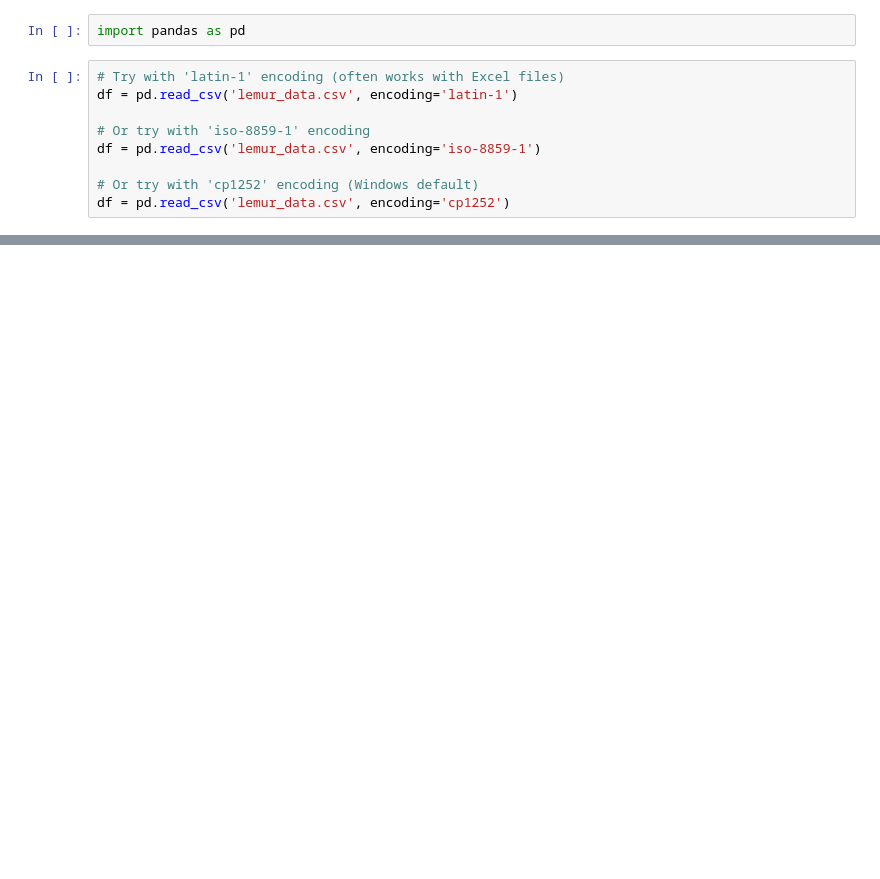
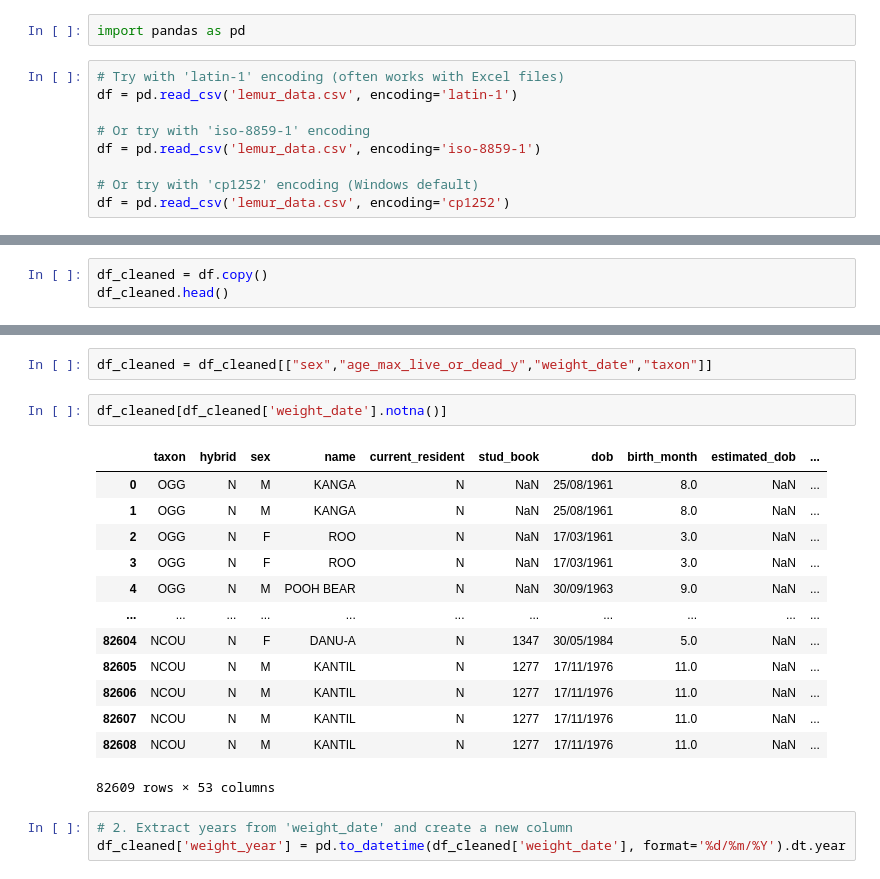
Before and after one commit to CaitlinLi123/comp40610ProjectCleanedData, a Jupyter notebook: Data Cleaning.ipynb, the cells around one changed output, grey strips where cells are left out. Cells and saved outputs as stored; diff of their text form; blank space fills up the shorter version.

Commit message:
fix: fix the data pre processing method; update the cleaned dataset

```diff
--- a/Data Cleaning.ipynb
+++ b/Data Cleaning.ipynb
@@ -11,0 +31,3 @@ df = pd.read_csv('lemur_data.csv', encoding='cp1252')
+# %%
+df_cleaned = df.copy()
+df_cleaned.head()
@@ -11,0 +42,21 @@ df = pd.read_csv('lemur_data.csv', encoding='cp1252')
+# %%
+df_cleaned = df_cleaned[["sex","age_max_live_or_dead_y","weight_date","taxon"]]
+# %%
+df_cleaned[df_cleaned['weight_date'].notna()]
+# %% [output]
+|  | taxon | hybrid | sex | name | current_resident | stud_book | dob | birth_month | estimated_dob | ... |
+| 0 | OGG | N | M | KANGA | N | NaN | 25/08/1961 | 8.0 | NaN | ... |
+| 1 | OGG | N | M | KANGA | N | NaN | 25/08/1961 | 8.0 | NaN | ... |
+| 2 | OGG | N | F | ROO | N | NaN | 17/03/1961 | 3.0 | NaN | ... |
+| 3 | OGG | N | F | ROO | N | NaN | 17/03/1961 | 3.0 | NaN | ... |
+| 4 | OGG | N | M | POOH BEAR | N | NaN | 30/09/1963 | 9.0 | NaN | ... |
+| ... | ... | ... | ... | ... | ... | ... | ... | ... | ... | ... |
+| 82604 | NCOU | N | F | DANU-A | N | 1347 | 30/05/1984 | 5.0 | NaN | ... |
+| 82605 | NCOU | N | M | KANTIL | N | 1277 | 17/11/1976 | 11.0 | NaN | ... |
+| 82606 | NCOU | N | M | KANTIL | N | 1277 | 17/11/1976 | 11.0 | NaN | ... |
+| 82607 | NCOU | N | M | KANTIL | N | 1277 | 17/11/1976 | 11.0 | NaN | ... |
+| 82608 | NCOU | N | M | KANTIL | N | 1277 | 17/11/1976 | 11.0 | NaN | ... |
+82609 rows × 53 columns
+# %%
+# 2. Extract years from 'weight_date' and create a new column
+df_cleaned['weight_year'] = pd.to_datetime(df_cleaned['weight_date'], format='%d/%m/%Y').dt.year
```
Also changed, not shown: parts of 9 cells of this notebook, 2 other files.
